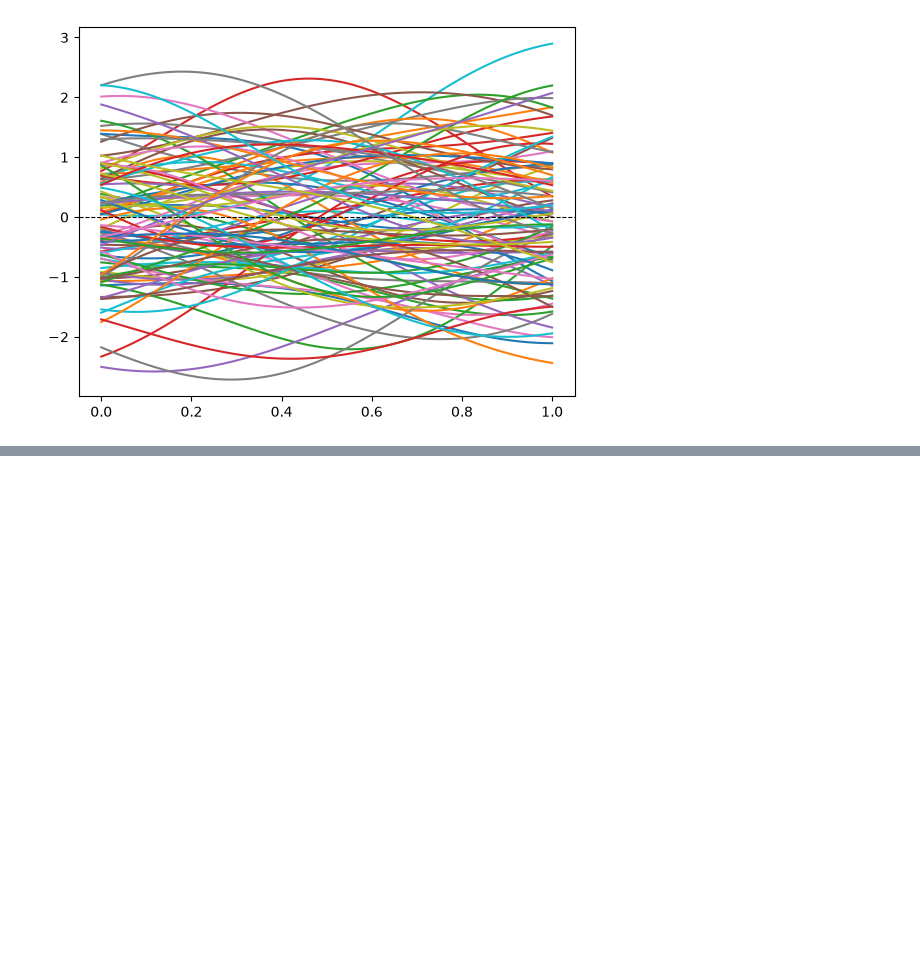
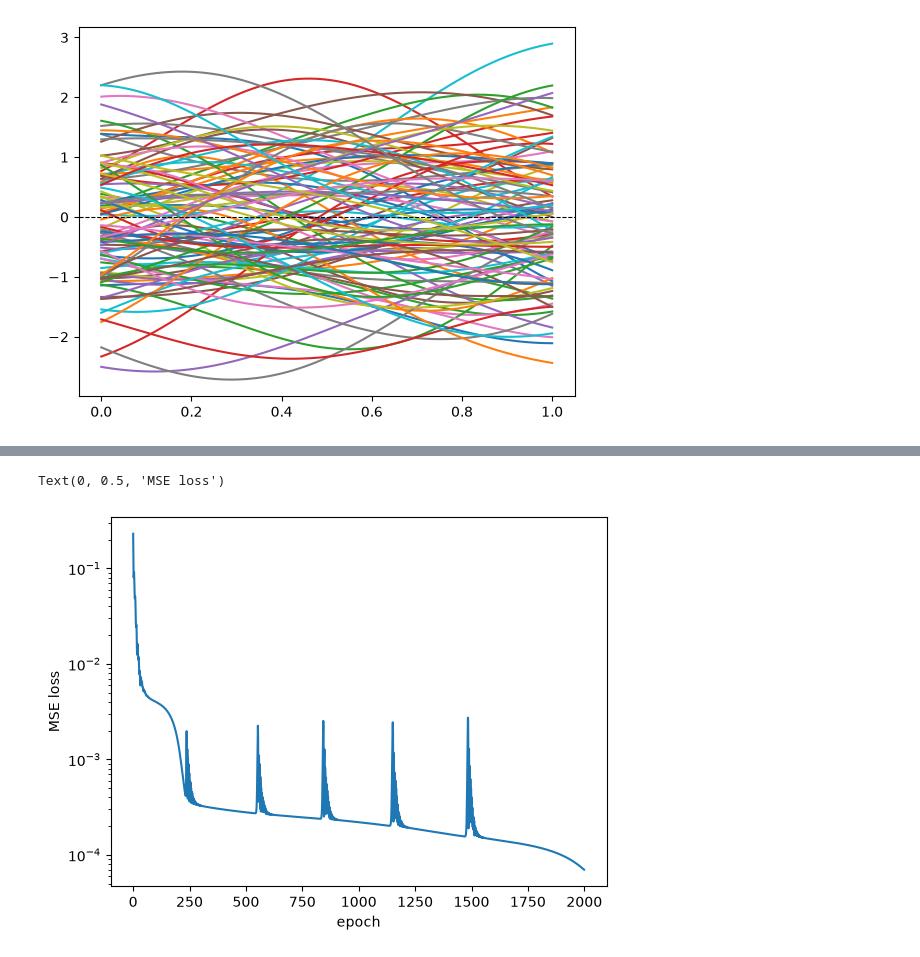
Before and after one commit to leoamullins/deeponet-operator-learning, a Jupyter notebook: notebooks/01_antiderivative.ipynb, the cells around one changed output, grey strips where cells are left out. Saved outputs shown, nothing was run; the diff lists cells and outputs as text; code cells hidden in the pictures; blank space fills up the shorter version.

```diff
--- a/notebooks/01_antiderivative.ipynb
+++ b/notebooks/01_antiderivative.ipynb
@@ -24,0 +28,10 @@ plt.axhline(0, color='black', linewidth=0.8, linestyle='--')
+# %%
+u_train, u_test, s_train, s_test = train_test_split(u, integral)
+
+u_small = u_train[:10,]
+s_small = s_train[:10,]
+
+y_query = x_fine.reshape(-1,1)
+# %%
+model = DeepONet(n_fine)
+model.train()
@@ -24,0 +58,23 @@ plt.axhline(0, color='black', linewidth=0.8, linestyle='--')
+# %%
+import torch
+
+u_small_t = torch.tensor(u_small, dtype=torch.float32)
+s_small_t = torch.tensor(s_small, dtype=torch.float32)
+y_query_t = torch.tensor(y_query, dtype=torch.float32)
+
+optimizer = torch.optim.Adam(model.parameters(), lr=1e-3)
+loss_fn = torch.nn.MSELoss()
+# %%
+n_epochs = 2000
+losses = []
+
+for epoch in range(n_epochs):
+    optimizer.zero_grad()
+    pred = model(u_small_t, y_query_t)
+    loss = loss_fn(pred, s_small_t)
+    loss.backward()
+    optimizer.step()
+    losses.append(loss.item())
+
+    if epoch % 200 == 0:
+        print(f"epoch {epoch:4d}  loss {loss.item():.6f}")
@@ -24,0 +92,8 @@ plt.axhline(0, color='black', linewidth=0.8, linestyle='--')
+# %%
+plt.plot(losses)
+plt.yscale('log')
+plt.xlabel('epoch')
+plt.ylabel('MSE loss')
+# %% [output]
+Text(0, 0.5, 'MSE loss')
+[figure, added]
```
Also changed, not shown: parts of 6 cells of this notebook, 2 other files.
